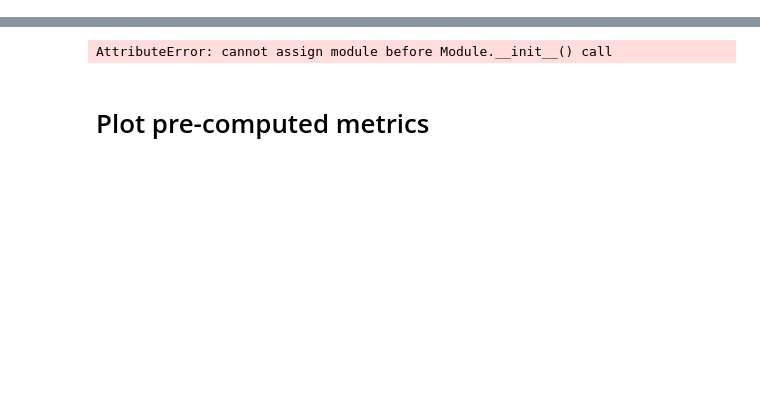
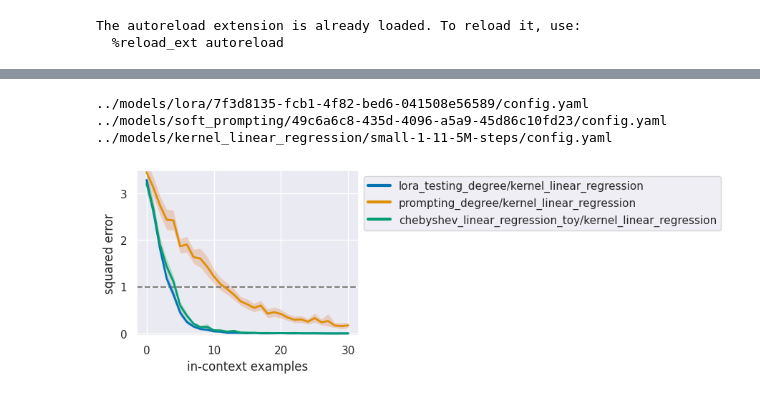
Before and after one commit to wilcoxsonm21/CS182Project, a Jupyter notebook: src/eval.ipynb, the cells around one changed output, grey strips where cells are left out. Saved outputs shown, nothing was run; the diff lists cells and outputs as text; code cells hidden in the pictures; blank space fills up the shorter version.

```diff
--- a/src/eval.ipynb
+++ b/src/eval.ipynb
@@ -2,6 +2,7 @@
 from collections import OrderedDict
 import re
 import os
+from pathlib import Path
 
 import matplotlib.pyplot as plt
 
@@ -11,9 +12,10 @@ import torch
 from tqdm.notebook import tqdm
 import ipywidgets
 from plot_utils import get_model_names_for_degree
+from collections import namedtuple
 
-from eval import get_run_metrics, read_run_dir, get_model_from_run
-from plot_utils import basic_plot, collect_results, relevant_model_names
+from eval import get_run_metrics, read_run_dir, get_model_from_run, get_run_metrics_simple, get_config
+from plot_utils import basic_plot, collect_results, relevant_model_names, basic_plot_simple
 
 %matplotlib inline
 %load_ext autoreload
@@ -21,5 +23,9 @@ from plot_utils import basic_plot, collect_results, relevant_model_names
 sns.set_theme('notebook', 'darkgrid')
 palette = sns.color_palette('colorblind')
 
-run_dir = "../models"
+models_dir = Path("../models")
+device = "cpu" # Set to "cuda" if needed
+# %% [output]
+The autoreload extension is already loaded. To reload it, use:
+  %reload_ext autoreload
 # %%
@@ -52,26 +58,25 @@ df  # list all the runs in our run_dir
 | 0 | 49c6a6c8-435d-4096-a5a9-45d86c10fd23 | soft_prompting | prompting_degree | basis_dim=5_different_degrees=Fal... | -1 | -1 | 1 | 6 | 4 | prompting_degree |
 | 1 | 6da1d7cd-bc48-4b91-9809-c0e0e59ecd06 | soft_prompting | prompting_shared_roots | basis_dim=5_degree=5 | -1 | -1 | 1 | 6 | 4 | prompting_shared_roots |
 # %%
-task = "kernel_linear_regression"
-#task = "sparse_linear_regression"
-#task = "decision_tree"
-#task = "relu_2nn_regression"
+load_info = namedtuple("load_info", ["path", "step"])
+def plot_collection(load_info_collection, device="cuda", alternative_train_conf_path=None):
 
-run_id = "7f3d8135-fcb1-4f82-bed6-041508e56589"  # if you train more models, replace with the run_id from the table above
-#run_id = "lr_00005"
-run_path = os.path.join(run_dir, "lora", run_id)
+    metrics = {}
+    for path, step in load_info_collection:
+        conf = get_config(path / "config.yaml")
+        metrics[conf.wandb.name + "/" + conf.training.task] = get_run_metrics_simple(path, step=step, include_noise=False, device=device,
+                                                                                    alternative_train_conf_path=alternative_train_conf_path)
 
+    basic_plot_simple(metrics)
+    plt.show()
 
-run_id_big = "small-1-11-5M-steps"
-run_path_big = os.path.join(run_dir, task, run_id_big)
+load_info_collection = [ load_info(path=models_dir / "lora" / "7f3d8135-fcb1-4f82-bed6-041508e56589", step=4000),
+                         load_info(path=models_dir / "soft_prompting" / "49c6a6c8-435d-4096-a5a9-45d86c10fd23", step=4000),
+                         load_info(path=models_dir / "kernel_linear_regression" / "small-1-11-5M-steps", step=5000000)]
 
-#run_id_noise_2 = "0.25x-micro-no-noise-batch-8192-basis-1-4-500k"
-#run_path_noise_2 = os.path.join(run_dir, task, run_id_noise_2)
-
-
-#run_path = '/home/riadoshi/CS182Project/models/kernel_linear_regression/cde31f7a-93a0-4aa6-b833-37e178b50ae4' # enter the path to the downloaded checkpoint here
-metrics = get_run_metrics(run_path, step=4000, run_path_2=run_path_big, include_noise=False, ground_truth_loss=False, smoothing=0.00, device="cpu")  # these are normally precomputed at the end of training
+plot_collection(load_info_collection, device=device, alternative_train_conf_path=load_info_collection[0].path / "config.yaml")
 # %% [output]
-AttributeError: cannot assign module before Module.__init__() call
+../models/lora/7f3d8135-fcb1-4f82-bed6-041508e56589/config.yaml
+../models/soft_prompting/49c6a6c8-435d-4096-a5a9-45d86c10fd23/config.yaml
+../models/kernel_linear_regression/small-1-11-5M-steps/config.yaml
+[figure, added]
-# %% [markdown]
-# Plot pre-computed metrics
```
Also changed, not shown: parts of 2 cells of this notebook, 3 other files.
